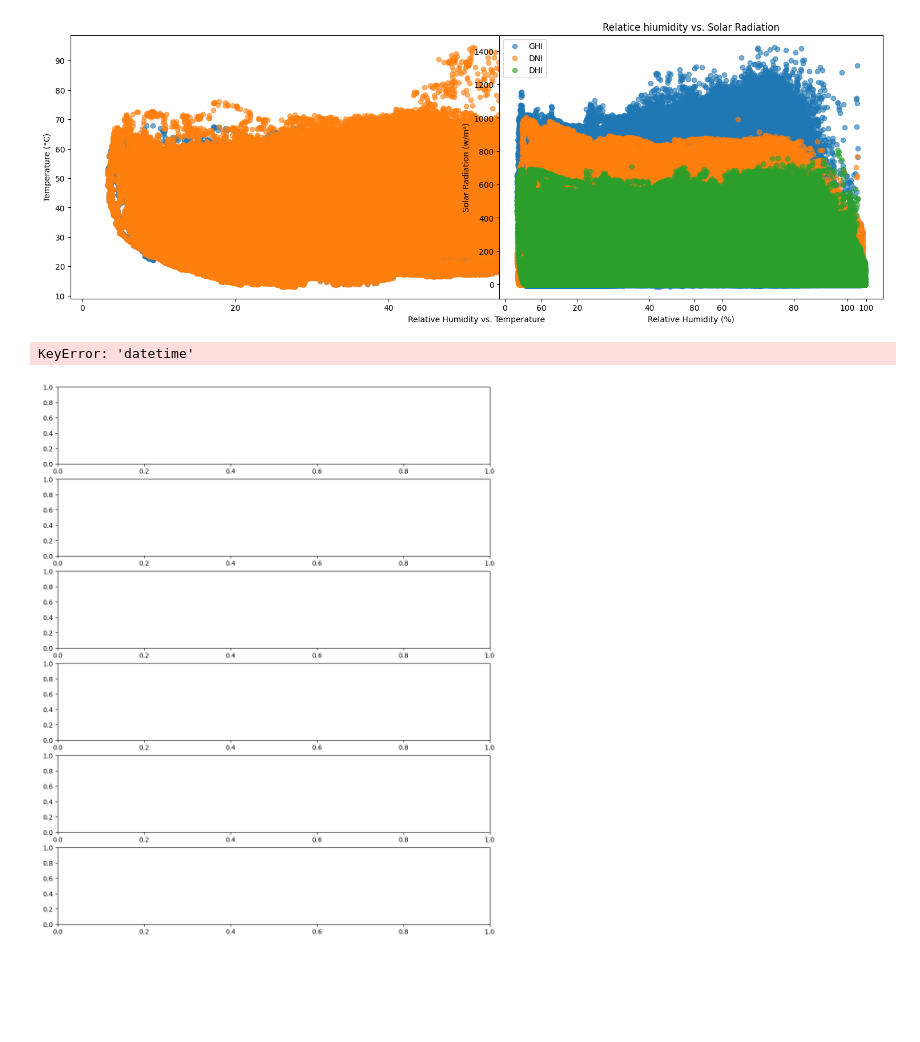
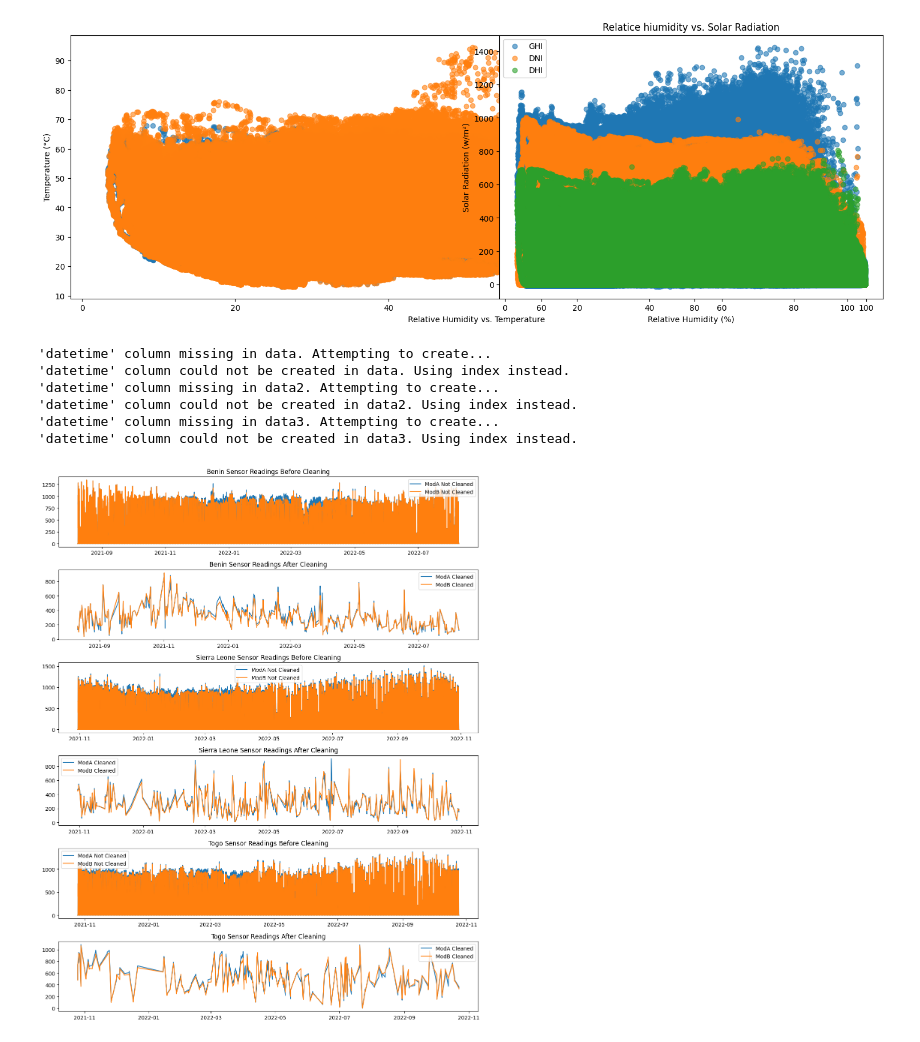
Before and after one commit to FikreMaryam/10A, a Jupyter notebook: app/maincolab.ipynb, the cells around one changed output. Drawn from its saved outputs; the diff is of its cells as text; code cells hidden in the pictures; blank space fills up the shorter version.

```diff
--- a/app/maincolab.ipynb
+++ b/app/maincolab.ipynb
@@ -195,6 +219,22 @@ temperature_analysis(data3)
 [figure]
 [figure]
 # %%
+# Ensure the datetime column exists or create it
+def ensure_datetime_column(df, name):
+    if 'datetime' not in df.columns:
+        print(f"'datetime' column missing in {name}. Attempting to create...")
+        if 'date' in df.columns and 'time' in df.columns:
+            df['datetime'] = pd.to_datetime(df['date'] + ' ' + df['time'])
+            print(f"'datetime' column created in {name}.")
+        else:
+            print(f"'datetime' column could not be created in {name}. Using index instead.")
+            df['datetime'] = df.index  # Use index as a fallback
+
+# Apply the function to each dataset
+ensure_datetime_column(data, "data")
+ensure_datetime_column(data2, "data2")
+ensure_datetime_column(data3, "data3")
+
 # Filter cleaned and not cleaned datasets
 cleaned_benin = data[data['Cleaning'] == 1]
 not_cleaned_benin = data[data["Cleaning"] == 0]
@@ -212,36 +252,46 @@ fig, ax = plt.subplots(6, 1, figsize=(12, 15))
 ax[0].plot(not_cleaned_benin['datetime'], not_cleaned_benin['ModA'], label='ModA Not Cleaned')
 ax[0].plot(not_cleaned_benin['datetime'], not_cleaned_benin['ModB'], label='ModB Not Cleaned')
 ax[0].set_title('Benin Sensor Readings Before Cleaning')
+ax[0].legend()
 
 # Benin: After cleaning
 ax[1].plot(cleaned_benin['datetime'], cleaned_benin['ModA'], label='ModA Cleaned')
 ax[1].plot(cleaned_benin['datetime'], cleaned_benin['ModB'], label='ModB Cleaned')
 ax[1].set_title('Benin Sensor Readings After Cleaning')
+ax[1].legend()
 
 # Sierra Leone: Before cleaning
 ax[2].plot(not_cleaned_sierra['datetime'], not_cleaned_sierra['ModA'], label='ModA Not Cleaned')
 ax[2].plot(not_cleaned_sierra['datetime'], not_cleaned_sierra['ModB'], label='ModB Not Cleaned')
 ax[2].set_title('Sierra Leone Sensor Readings Before Cleaning')
+ax[2].legend()
 
 # Sierra Leone: After cleaning
 ax[3].plot(cleaned_sierra['datetime'], cleaned_sierra['ModA'], label='ModA Cleaned')
 ax[3].plot(cleaned_sierra['datetime'], cleaned_sierra['ModB'], label='ModB Cleaned')
 ax[3].set_title('Sierra Leone Sensor Readings After Cleaning')
+ax[3].legend()
 
 # Togo: Before cleaning
 ax[4].plot(not_cleaned_togo['datetime'], not_cleaned_togo['ModA'], label='ModA Not Cleaned')
 ax[4].plot(not_cleaned_togo['datetime'], not_cleaned_togo['ModB'], label='ModB Not Cleaned')
 ax[4].set_title('Togo Sensor Readings Before Cleaning')
+ax[4].legend()
 
 # Togo: After cleaning
 ax[5].plot(cleaned_togo['datetime'], cleaned_togo['ModA'], label='ModA Cleaned')
 ax[5].plot(cleaned_togo['datetime'], cleaned_togo['ModB'], label='ModB Cleaned')
 ax[5].set_title('Togo Sensor Readings After Cleaning')
+ax[5].legend()
 
-# Add legends
-plt.legend()
+# Adjust layout
 plt.tight_layout()
 plt.show()
 # %% [output]
-KeyError: 'datetime'
+'datetime' column missing in data. Attempting to create...
+'datetime' column could not be created in data. Using index instead.
+'datetime' column missing in data2. Attempting to create...
+'datetime' column could not be created in data2. Using index instead.
+'datetime' column missing in data3. Attempting to create...
+'datetime' column could not be created in data3. Using index instead.
-[figure, old version]
+[figure, new version]
```
Also changed, not shown: parts of 7 cells of this notebook.
